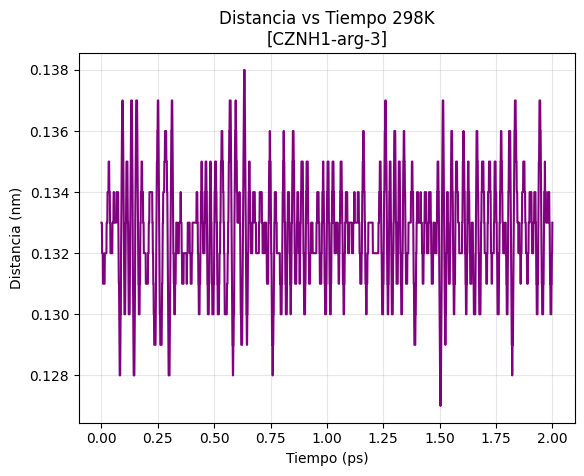
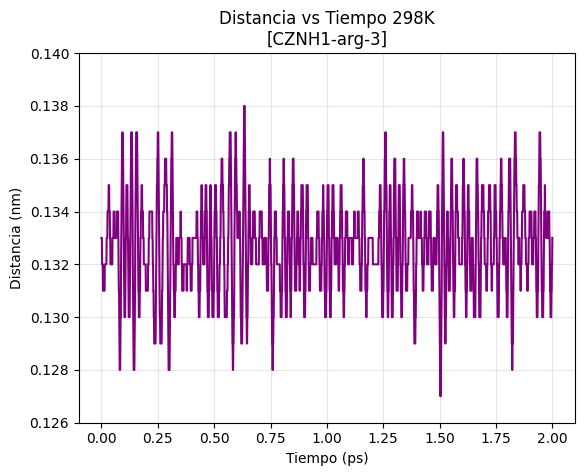
The notebook cell's code change between the first figure and the second:
--- before
+++ after
@@ -5,4 +5,5 @@
 #plt.title("Distancia vs Tiempo 298K")
 plt.title("Distancia vs Tiempo 298K\n" + r"[CZNH1-arg-3]") 
+plt.ylim(0.126,0.140)
 plt.grid(alpha=0.3)
 plt.show()

Commit: Añadimos límites ylim